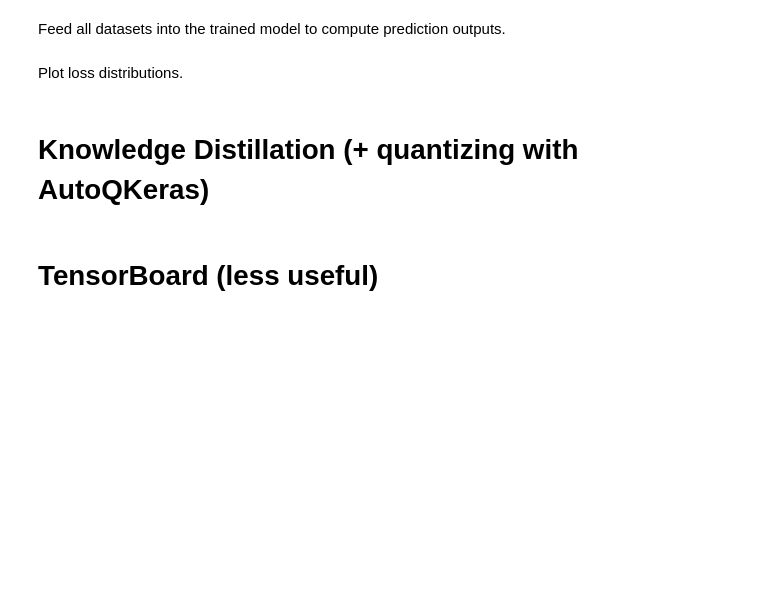
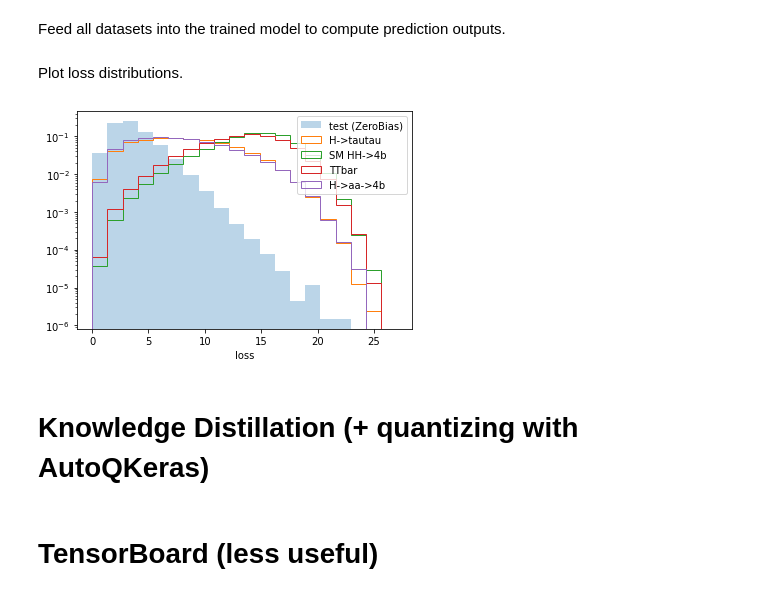
Before and after one commit to hftsoi/ML_CMSL1CaloTrigger, a Jupyter notebook: ConvAE_training.ipynb, the cells around one changed output. Cells and saved outputs as stored; diff of their text form; code cells hidden in the pictures; blank space fills up the shorter version.

```diff
--- a/ConvAE_training.ipynb
+++ b/ConvAE_training.ipynb
@@ -1171,6 +1301,3 @@ model.save('saved_models/compare_flatbig100/')
-# %%
-model = tf.keras.models.load_model('saved_models/compare_flatbig120')
-model.summary()
 # %% [markdown]
 # Loss distribution
 # %% [markdown]
@@ -1184,3 +1311,22 @@ for i in range(len(MC_zb)):
+# %%
+X_test_predict = qmodel.predict(np.delete(X_test,[1,2],axis=3))
+#X_train_predict = model.predict(X_train)
+#X_val_predict = model.predict(X_val)
+#X_test_predict = model.predict(X_test)
+MC_predict = []
+for i in range(len(MC)):
+    MC_predict.append(qmodel.predict(np.delete(MC[i],[1,2],axis=3)))
+    #MC_predict.append(model.predict(MC[i]))
+    #MC_predict.append(model.predict(MC_masked[i]))
+# %%
+X_test_predict = model.predict([np.delete(X_test,[1,2],axis=3),
+                                     np.delete(X_test,[0,2],axis=3),
+                                     np.delete(X_test,[0,1],axis=3)])
+MC_predict = []
+for i in range(len(MC)):
+    MC_predict.append(model.predict([np.delete(MC_masked[i],[1,2],axis=3),
+                                          np.delete(MC_masked[i],[0,2],axis=3),
+                                          np.delete(MC_masked[i],[0,1],axis=3)]))
 # %% [markdown]
 Define loss function to use for inference.
 # %%
@@ -1340,19 +1559,25 @@ for i in range(len(MC_zb)):
 # %% [markdown]
 Plot loss distributions.
 # %%
-nbins = 40
+nbins = 20
 rmin = 0
-rmax = 70
-plt.hist(X_train_predict_student, density = 1, bins = nbins, alpha = 0.3, label = 'train (ZeroBias)', range = (rmin, rmax), log = True)
-plt.hist(X_test_predict_student, density = 1, bins = nbins, alpha = 0.3, label = 'test (ZeroBias)', range = (rmin, rmax))
-plt.hist(MC_zb_predict_student[0], density = 1, bins = nbins, label = 'QCD', alpha = 0.1, histtype = 'stepfilled', range = (rmin, rmax))
-plt.hist(MC_zb_predict_student[1], density = 1, bins = nbins, label = 'SingleNu', alpha = 0.1, histtype = 'stepfilled', range = (rmin, rmax))
-for i in range(40,50):
-    plt.hist(MC_zb_predict_student[i], density = 1, bins = nbins, label = MC_files[i], histtype = 'step', range = (rmin, rmax))
-plt.legend(loc='center left', bbox_to_anchor=(1, 0.5))
+rmax = 27
+#plt.hist(X_train_predict_qmodel, density = 1, bins = nbins, alpha = 0.3, label = 'train (ZeroBias)', range = (rmin, rmax), log = True)
+plt.hist(X_test_predict, density = 1, bins = nbins, alpha = 0.3, label = 'test (ZeroBias)', range = (rmin, rmax), log = True)
+#plt.hist(MC_predict_qmodel[0], density = 1, bins = nbins, label = 'QCD', alpha = 0.1, histtype = 'stepfilled', range = (rmin, rmax))
+#plt.hist(MC_predict_qmodel[1], density = 1, bins = nbins, label = 'SingleNu', alpha = 0.1, histtype = 'stepfilled', range = (rmin, rmax))
+plt.hist(MC_predict[3], density = 1, bins = nbins, label = 'H->tautau', histtype = 'step', range = (rmin, rmax))
+plt.hist(MC_predict[4], density = 1, bins = nbins, label = 'SM HH->4b', histtype = 'step', range = (rmin, rmax))
+plt.hist(MC_predict[5], density = 1, bins = nbins, label = 'TTbar', histtype = 'step', range = (rmin, rmax))
+plt.hist(MC_predict[6], density = 1, bins = nbins, label = 'H->aa->4b', histtype = 'step', range = (rmin, rmax))
+#plt.legend(loc='center left', bbox_to_anchor=(1, 0.5))
+#plt.legend(loc='center left', bbox_to_anchor=(0.57, 0.5))
+plt.legend(loc='upper right')
 plt.xlabel("loss")
 #plt.xticks(np.arange(rmin, rmax, step = 0.0002))
 plt.show()
+# %% [output]
+[figure, added]
 # %% [markdown]
 # Knowledge Distillation (+ quantizing with AutoQKeras)
 # %%
```
Also changed, not shown: parts of 113 cells of this notebook, 1 other file.
